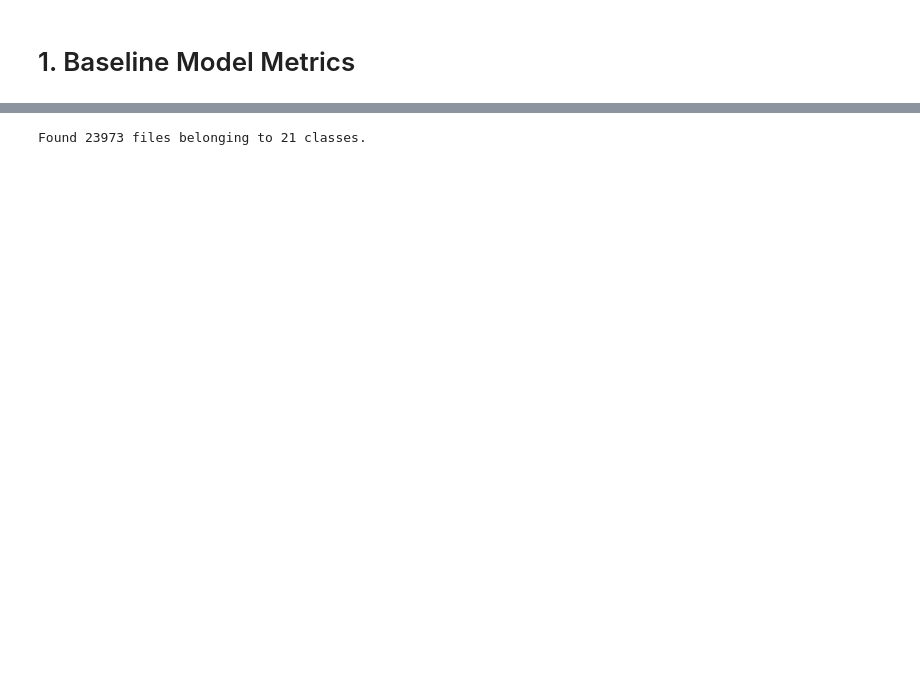
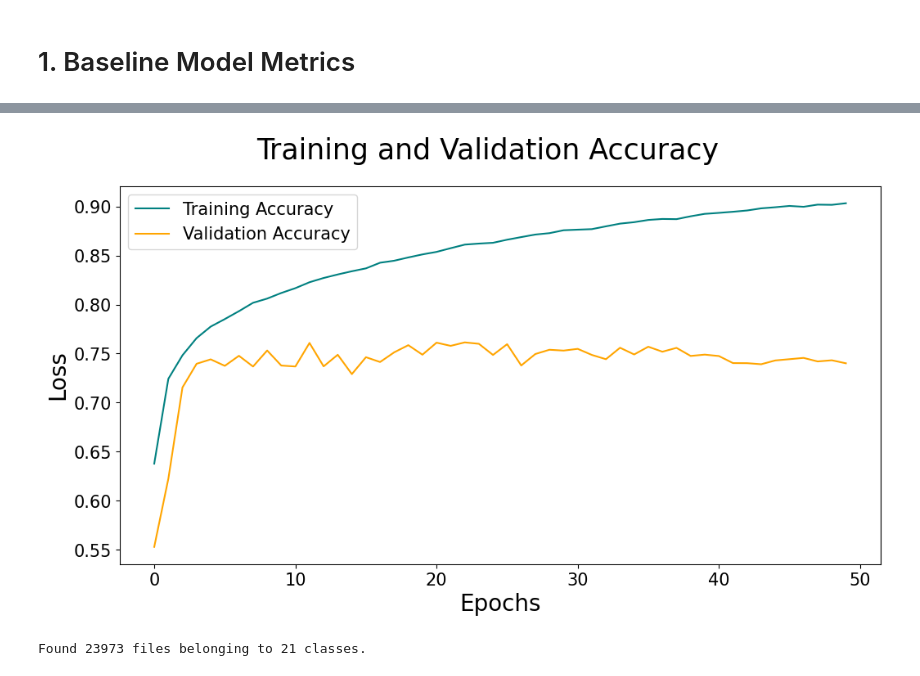
Before and after one commit to ejml1/Deep-Learning-for-Cancer-Detection, a Jupyter notebook: ValidationResults.ipynb, the cells around one changed output, grey strips where cells are left out. Drawn from its saved outputs; the diff is of its cells as text; code cells hidden in the pictures; blank space fills up the shorter version.

```diff
--- a/ValidationResults.ipynb
+++ b/ValidationResults.ipynb
@@ -13,0 +29,14 @@ To enable the following instructions: SSE3 SSE4.1 SSE4.2 AVX, in other operation
+# %%
+def plot_accuracy(lower_lim, history):
+    fig = plt.figure()
+    plt.plot(history['accuracy'], color='teal', label='Training Accuracy')
+    plt.plot(history['val_accuracy'], color='orange', label='Validation Accuracy')
+    fig.suptitle('Training and Validation Accuracy', fontsize=25)
+    plt.legend(loc="upper left", fontsize=15)
+    plt.xlabel('Epochs', fontsize=20)
+    plt.ylabel('Loss', fontsize=20)
+    plt.xticks(fontsize=15)
+    plt.yticks(fontsize=15)
+    fig.set_size_inches(12, 6)
+    plt.ylim(lower_lim, 0.85)
+    plt.show()
@@ -60,3 +99,7 @@ plt.show()
+# %%
+plot_accuracy(0.54, loaded_history)
+# %% [output]
+[figure, added]
 # %%
 def reset_metrics():
     global acc
```
Also changed, not shown: parts of 30 cells of this notebook, 6 other files.
